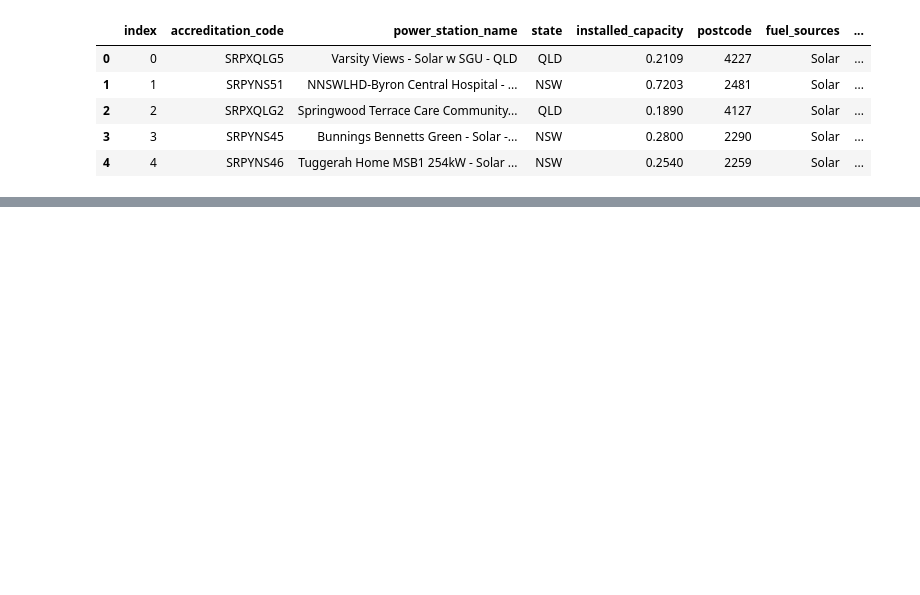
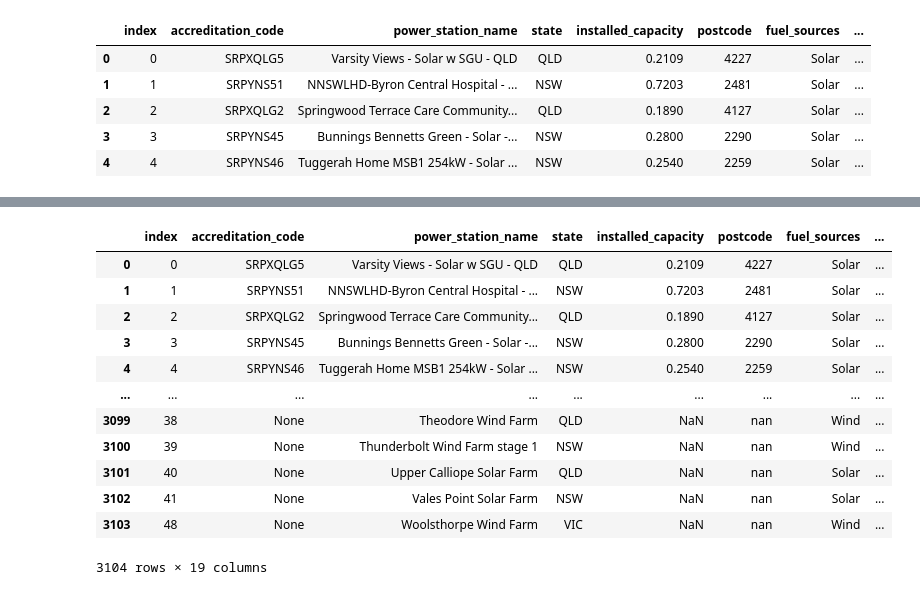
Before and after one commit to mnaufaldr01/de-assignment-1, a Jupyter notebook: assignment1.ipynb, the cells around one changed output, grey strips where cells are left out. Saved outputs shown, nothing was run; the diff lists cells and outputs as text; code cells hidden in the pictures; blank space fills up the shorter version.

Commit message:
finalize augmentation & start transformation

```diff
--- a/assignment1.ipynb
+++ b/assignment1.ipynb
@@ -643,0 +1065,38 @@ print(df_check)
+# %%
+# Transform power station data from CER for loading into the dim_cer_station table
+# Query the table and set it into a DataFrame
+query = """
+    SELECT *
+    FROM spatial_power_stations_data
+"""
+
+# Access the tables and load into a single DataFrame
+cer_df = pd.read_sql(query, con=db_engine)
+
+# Filter out rows with NaN in 'power_station_name' to avoid issues with composite_key
+cer_df = cer_df[cer_df['power_station_name'].notna()]
+
+# Create a unique combination of 'accreditation_code' and 'power_station_name'
+cer_df['composite_key'] = cer_df['power_station_name'].str.cat(
+    cer_df['accreditation_code'].fillna('A station_'), sep="_"
+)
+
+# Get unique combinations of the composite key
+unique_combinations = cer_df['composite_key'].drop_duplicates()
+
+# Display the unique combinations
+cer_df
+# %% [output]
+|  | index | accreditation_code | power_station_name | state | installed_capacity | postcode | fuel_sources | ... |
+| 0 | 0 | SRPXQLG5 | Varsity Views - Solar w SGU - QLD | QLD | 0.2109 | 4227 | Solar | ... |
+| 1 | 1 | SRPYNS51 | NNSWLHD-Byron Central Hospital - ... | NSW | 0.7203 | 2481 | Solar | ... |
+| 2 | 2 | SRPXQLG2 | Springwood Terrace Care Community... | QLD | 0.1890 | 4127 | Solar | ... |
+| 3 | 3 | SRPYNS45 | Bunnings Bennetts Green - Solar -... | NSW | 0.2800 | 2290 | Solar | ... |
+| 4 | 4 | SRPYNS46 | Tuggerah Home MSB1 254kW - Solar ... | NSW | 0.2540 | 2259 | Solar | ... |
+| ... | ... | ... | ... | ... | ... | ... | ... | ... |
+| 3099 | 38 | None | Theodore Wind Farm | QLD | NaN | nan | Wind | ... |
+| 3100 | 39 | None | Thunderbolt Wind Farm stage 1 | NSW | NaN | nan | Wind | ... |
+| 3101 | 40 | None | Upper Calliope Solar Farm | QLD | NaN | nan | Solar | ... |
+| 3102 | 41 | None | Vales Point Solar Farm | NSW | NaN | nan | Solar | ... |
+| 3103 | 48 | None | Woolsthorpe Wind Farm | VIC | NaN | nan | Wind | ... |
+3104 rows × 19 columns
```
Also changed, not shown: parts of 42 cells of this notebook, 1 other file.
